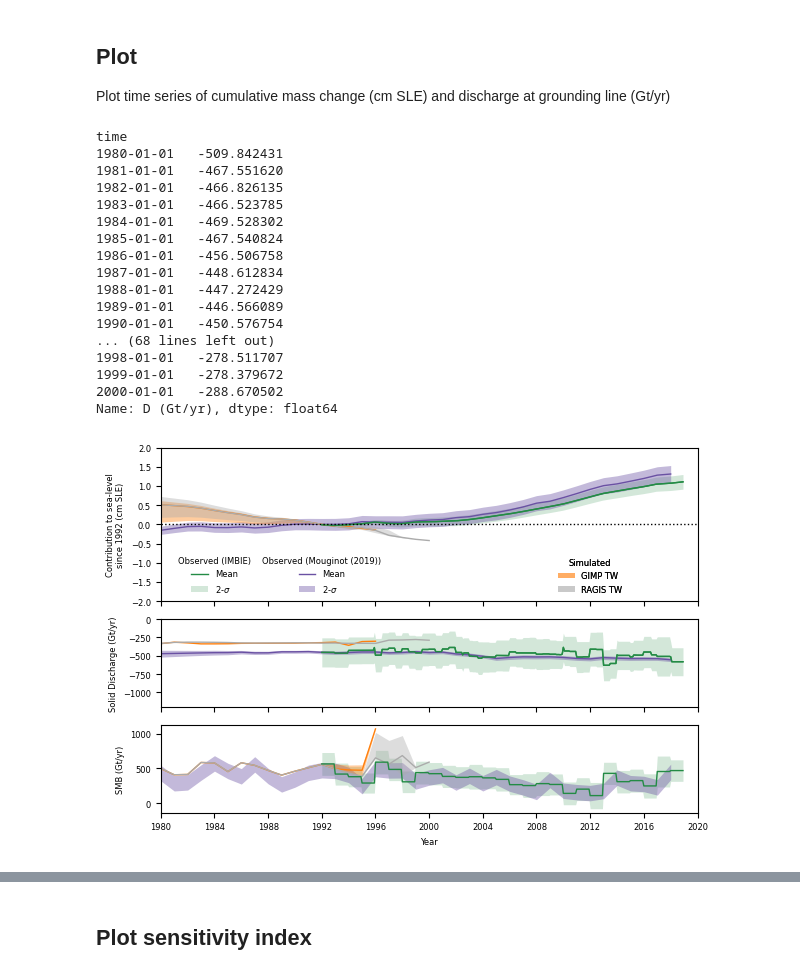
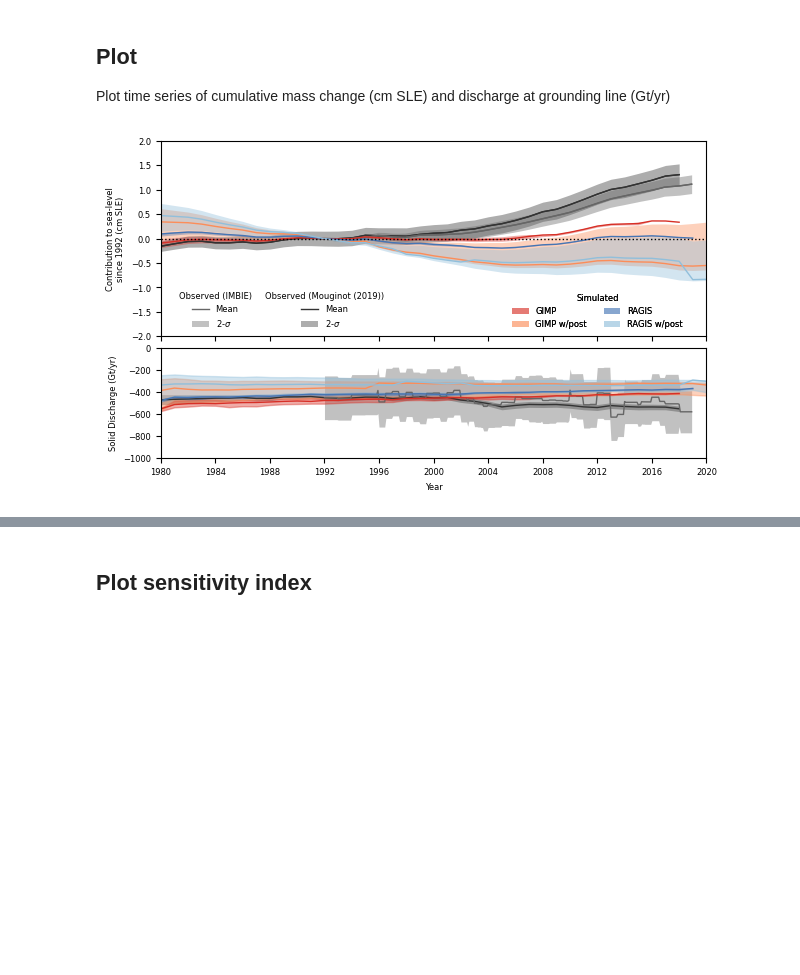
Before and after one commit to pism/pism-ragis, a Jupyter notebook: notebooks/analyze_ensembles.ipynb, the cells around one changed output, grey strips where cells are left out. Cells and saved outputs as stored; diff of their text form; code cells hidden in the pictures; blank space fills up the shorter version.

```diff
--- a/notebooks/analyze_ensembles.ipynb
+++ b/notebooks/analyze_ensembles.ipynb
@@ -16,7 +16,7 @@ from pismragis.analysis import resample_ensemble_by_data, sensitivity_analysis
 from pismragis.processing import convert_netcdf_to_dataframe, check_file, copy_file
 from pismragis.stats import run_stats
 # %%
-n_jobs = 8
+n_jobs = 4
 norm_year = 1992
 
 plt.rc('font', size=6)
@@ -35,8 +35,13 @@ bg_color = "w"
 sim_colors = plt.rcParams['axes.prop_cycle'].by_key()['color'][1::]
 imbie_color = plt.rcParams['axes.prop_cycle'].by_key()['color'][0]
 
-imbie_color = "#238b45"
-mou_color = "#6a51a3"
+sim_colors = [ "#d73027", "#fc8d59", "#4575b4", "#91bfdb", "#fee090"]
+
+imbie_color = "#756bb1"
+mou_color = "#54278f"
+
+imbie_color = "0.4"
+mou_color = "0.2"
 
 
 kg2cmsle = 1 / 1e12 * 1.0 / 362.5 / 10.0
@@ -48,8 +53,8 @@ sigma = 2
 # imbie = load_imbie(url="../imbie_dataset_greenland_dynamics-2020_02_28.xlsx")
 imbie = load_imbie()
 # Glacier and Ice cap bias 30 Gt/yr, add it back
-imbie[mass_varname] -= 30 * gt2cmsle
-imbie[smb_varname] += 30
+# imbie[mass_varname] -= 30 * gt2cmsle
+#imbie[smb_varname] += 30
 
 mou = load_mouginot(url="/Users/andy/Google Drive/My Drive/Projects/RAGIS/data/pnas.1904242116.sd02.xlsx")
 mou_gis = mou[mou["Basin"] == "GIS"]
@@ -178,12 +223,12 @@ Plot time series of cumulative mass change (cm SLE) and discharge at grounding l
 plt.rc('font', size=6)
 plt.style.use("tableau-colorblind10")
 
-fig, axs = plt.subplots(nrows=3, ncols=1, sharex="col", figsize=(6.2, 4.2), height_ratios=[3.5, 2, 2])
-fig.subplots_adjust(wspace=-0.5, hspace=-0.5)
+fig, axs = plt.subplots(nrows=2, ncols=1, sharex="col", figsize=(6.2, 3.6), height_ratios=[16, 9])
+fig.subplots_adjust(wspace=0, hspace=0.075, bottom=0.1, top=0.98, left=0.1, right=0.98)
 
 
-for obs, o, obs_color, obs_loc, obs_alpha  in zip([imbie, mou_gis], ["IMBIE", "Mouginot (2019)"],
-                                       [imbie_color, mou_color], [(0.1, 0.0), (0.3, 0.0)], [0.2, 0.4]):
+for obs, o, obs_color, obs_loc, obs_alpha  in zip([mou_gis, imbie], ["Mouginot (2019)", "IMBIE"],
+                                       [mou_color, imbie_color], [(0.3, 0.0), (0.1, 0.0)], [0.4, 0.4]):
     obs_ci = axs[0].fill_between(obs["Date"],
                     (obs[mass_varname] + sigma * obs[mass_uncertainty_varname]),
                     (obs[mass_varname] - sigma * obs[mass_uncertainty_varname]),
@@ -192,11 +237,8 @@ for obs, o, obs_color, obs_loc, obs_alpha  in zip([imbie, mou_gis], ["IMBIE", "M
                     (obs[discharge_varname] + sigma * obs[discharge_uncertainty_varname]),
                     (obs[discharge_varname] - sigma * obs[discharge_uncertainty_varname]),
                     ls="solid", color=obs_color, lw=0, alpha=obs_alpha)
-    axs[2].fill_between(obs["Date"],
-                    (obs[smb_varname] + sigma * obs[smb_uncertainty_varname]),
-                    (obs[smb_varname] - sigma * obs[smb_uncertainty_varname]),
-                    ls="solid", color=obs_color, lw=0, alpha=obs_alpha)
     obs_line = axs[0].plot(obs["Date"], obs[mass_varname], color=obs_color, lw=1, label="Mean")
+    axs[0].plot(obs["Date"], obs[mass_varname], color=obs_color, lw=1, label="Mean")
     axs[1].plot(obs["Date"], obs[discharge_varname], color=obs_color, lw=1)
 
     legend_obs = axs[0].legend(handles=[obs_line[0], obs_ci], loc="lower center", bbox_to_anchor=obs_loc,
@@ -215,65 +257,42 @@ for k, exp in enumerate(experiments):
     q_95 = df.groupby(by="time").quantile(0.95, numeric_only=True)
     sims_line = axs[0].plot(q_50.index, q_50[mass_varname], color=sim_colors[k], alpha=1.0, lw=1)
     axs[1].plot(q_50.index, q_50[discharge_varname], color=sim_colors[k], alpha=1.0, lw=1)
-    axs[2].plot(q_50.index, q_50[smb_varname], color=sim_colors[k], alpha=1.0, lw=1)
-    print(q_05[discharge_varname])
-    print(q_95[discharge_varname])
     sims_ci = axs[0].fill_between(q_05.index, q_05[mass_varname],
                         q_95[mass_varname], color=sim_colors[k], alpha=0.4, lw=0, label=exp["Experiment"])
     axs[1].fill_between(q_05.index, q_05[discharge_varname],
-                        q_95[discharge_varname], color=sim_colors[k], alpha=0.0, lw=1)
-    axs[2].fill_between(q_05.index, q_05[smb_varname],
-                        q_95[smb_varname], color=sim_colors[k], alpha=0.4, lw=0)
+                        q_95[discharge_varname], color=sim_colors[k], alpha=0.4, lw=1)
     sims_cis.append(sims_ci)
     sims_lines.append(sims_line[0])
 
+if len(sims_cis) < 4:
+    ncols = 1
+else:
+    ncols = 2
 legend_sims = axs[0].legend(handles=sims_cis, loc="lower center", bbox_to_anchor=[0.8, .0],
-                           title=f"Simulated")
+                           title=f"Simulated", ncols=ncols)
 legend_sims.get_frame().set_linewidth(0.0)
 legend_sims.get_frame().set_alpha(0.0)
 axs[0].add_artist(legend_sims)
 
-axs[0].plot(imbie["Date"], imbie[mass_varname], color=imbie_color, lw=1)
-axs[1].plot(imbie["Date"], imbie[discharge_varname], color=imbie_color, lw=1)
-axs[2].plot(imbie["Date"], imbie[smb_varname], color=imbie_color, lw=1)
 
 
 
 fig.set_facecolor(bg_color)
 for ax in axs:
     ax.set_facecolor(bg_color)
 fig.set_facecolor(bg_color)
 
 axs[0].axhline(0, color="k", ls="dotted", lw=1.0)
 axs[0].set_xlabel("")
 axs[0].set_ylabel("Contribution to sea-level\nsince 1992 (cm SLE)")
 axs[-1].set_xlabel("Year")
 axs[1].set_ylabel("Solid Discharge (Gt/yr)")
-axs[2].set_ylabel("SMB (Gt/yr)")
 axs[0].set_xlim(pd.to_datetime("1980-1-1"), pd.to_datetime("2020-1-1"))
 axs[0].set_ylim(-2, 2)
-axs[1].set_ylim(-1200, 0)
-#axs[1].set_ylim(-1000, 100)
+axs[1].set_ylim(-1000, 0)
 
-fig.tight_layout()
+# fig.tight_layout()
 fig.savefig("ragis-comp_scalar.pdf")
 !open ragis-comp_scalar.pdf
 # %% [output]
-time
-1980-01-01   -509.842431
-1981-01-01   -467.551620
-1982-01-01   -466.826135
-1983-01-01   -466.523785
-1984-01-01   -469.528302
-1985-01-01   -467.540824
-1986-01-01   -456.506758
-1987-01-01   -448.612834
-1988-01-01   -447.272429
-1989-01-01   -446.566089
-1990-01-01   -450.576754
-... (68 lines left out)
-1998-01-01   -278.511707
-1999-01-01   -278.379672
-2000-01-01   -288.670502
-Name: D (Gt/yr), dtype: float64
-[figure, old version]
+[figure, new version]
```
Also changed, not shown: parts of 6 cells of this notebook, 1 other file.
